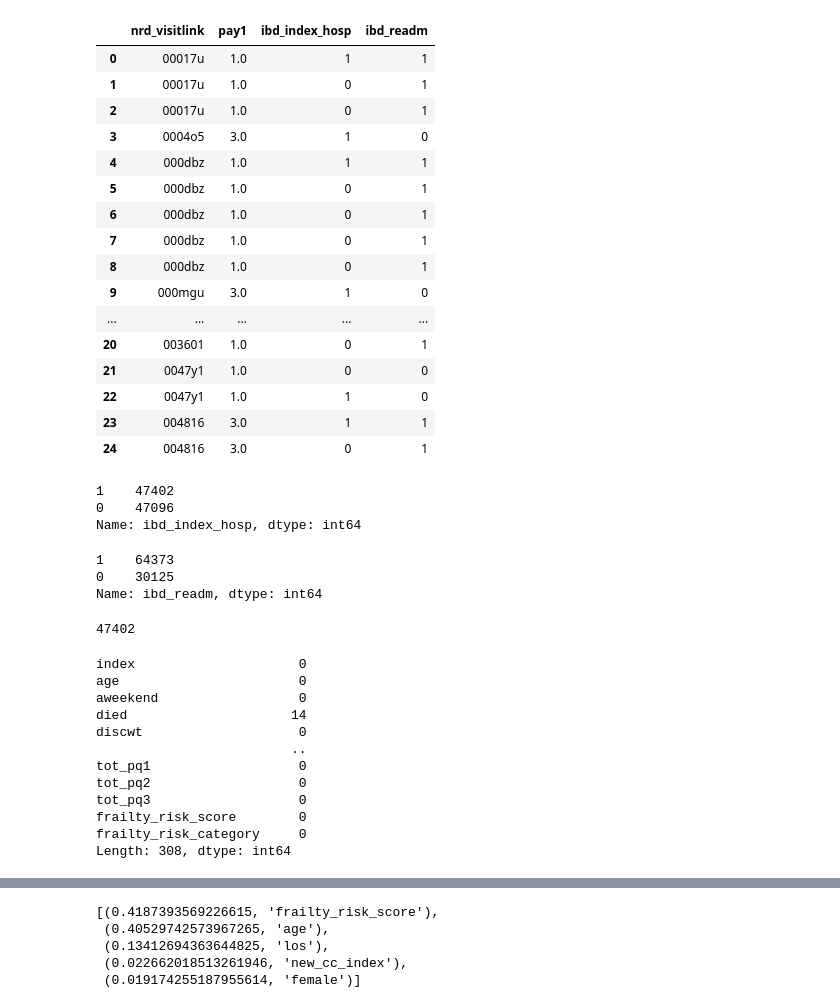
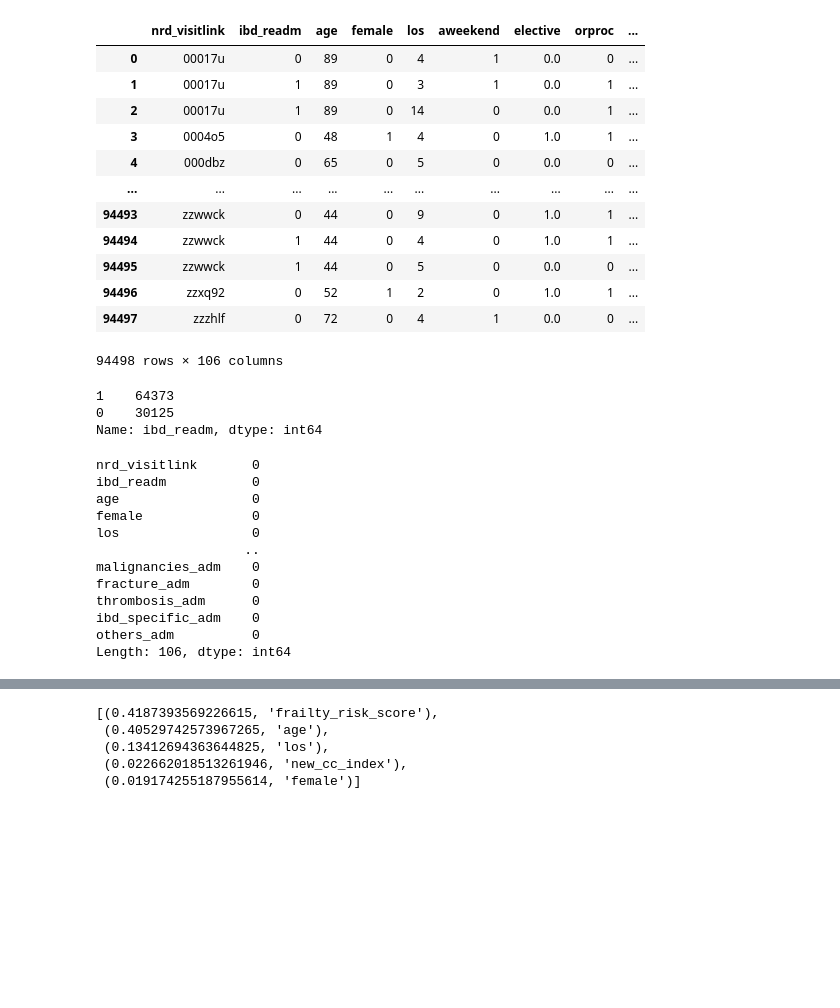
Before and after one commit to jgabunilas/IBD-final-project, a Jupyter notebook: NRD 2013 - machine learning.ipynb, the cells around one changed output, grey strips where cells are left out. Cells and saved outputs as stored; diff of their text form; code cells hidden in the pictures; blank space fills up the shorter version.

```diff
--- a/NRD 2013 - machine learning.ipynb
+++ b/NRD 2013 - machine learning.ipynb
@@ -168,30 +74,0 @@ df_copy[['nrd_visitlink','ibd_index_hosp', 'ibd_readm']].head(25)
-# %%
-df_copy['ibd_readm'] = df_copy['ibd_readm'].fillna(0)
-
-df_copy[['nrd_visitlink', 'pay1', 'ibd_index_hosp', 'ibd_readm']].head(25)
-# %% [output]
-|  | nrd_visitlink | pay1 | ibd_index_hosp | ibd_readm |
-| 0 | 00017u | 1.0 | 1 | 1 |
-| 1 | 00017u | 1.0 | 0 | 1 |
-| 2 | 00017u | 1.0 | 0 | 1 |
-| 3 | 0004o5 | 3.0 | 1 | 0 |
-| 4 | 000dbz | 1.0 | 1 | 1 |
-| 5 | 000dbz | 1.0 | 0 | 1 |
-| 6 | 000dbz | 1.0 | 0 | 1 |
-| 7 | 000dbz | 1.0 | 0 | 1 |
-| 8 | 000dbz | 1.0 | 0 | 1 |
-| 9 | 000mgu | 3.0 | 1 | 0 |
-| ... | ... | ... | ... | ... |
-| 20 | 003601 | 1.0 | 0 | 1 |
-| 21 | 0047y1 | 1.0 | 0 | 0 |
-| 22 | 0047y1 | 1.0 | 1 | 0 |
-| 23 | 004816 | 3.0 | 1 | 1 |
-| 24 | 004816 | 3.0 | 0 | 1 |
-# %%
-# Number of index hospitalizations
-index_hosp_counts = df_copy['ibd_index_hosp'].value_counts()
-index_hosp_counts
-# %% [output]
-1    47402
-0    47096
-Name: ibd_index_hosp, dtype: int64
@@ -198,3 +185,19 @@ Name: ibd_index_hosp, dtype: int64
+# %%
+df_copy
+# %% [output]
+|  | nrd_visitlink | ibd_readm | age | female | los | aweekend | elective | orproc | ... |
+| 0 | 00017u | 0 | 89 | 0 | 4 | 1 | 0.0 | 0 | ... |
+| 1 | 00017u | 1 | 89 | 0 | 3 | 1 | 0.0 | 1 | ... |
+| 2 | 00017u | 1 | 89 | 0 | 14 | 0 | 0.0 | 1 | ... |
+| 3 | 0004o5 | 0 | 48 | 1 | 4 | 0 | 1.0 | 1 | ... |
+| 4 | 000dbz | 0 | 65 | 0 | 5 | 0 | 0.0 | 0 | ... |
+| ... | ... | ... | ... | ... | ... | ... | ... | ... | ... |
+| 94493 | zzwwck | 0 | 44 | 0 | 9 | 0 | 1.0 | 1 | ... |
+| 94494 | zzwwck | 1 | 44 | 0 | 4 | 0 | 1.0 | 1 | ... |
+| 94495 | zzwwck | 1 | 44 | 0 | 5 | 0 | 0.0 | 0 | ... |
+| 94496 | zzxq92 | 0 | 52 | 1 | 2 | 0 | 1.0 | 1 | ... |
+| 94497 | zzzhlf | 0 | 72 | 0 | 4 | 1 | 0.0 | 0 | ... |
+94498 rows × 106 columns
 # %%
 # Number of readmissions within six months
 readm_counts = df_copy['ibd_readm'].value_counts()
@@ -203,27 +206,19 @@ readm_counts
 1    64373
 0    30125
 Name: ibd_readm, dtype: int64
-# %%
-# Filter the data so that only patients with an index hospitalizations are in a DataFrame
-readm_data_df = df_copy.loc[df_copy["ibd_index_hosp"] == 1, :]
-
-# Check to ensure the filter worked correctly
-readm_data_df["ibd_index_hosp"].count()
-# %% [output]
-47402
 # %%
 # Number of rows with null values
-readm_data_df.isna().sum()
+df_copy.isna().sum()
 # %% [output]
-index                     0
-age                       0
-aweekend                  0
-died                     14
-discwt                    0
-                         ..
-tot_pq1                   0
-tot_pq2                   0
-tot_pq3                   0
-frailty_risk_score        0
-frailty_risk_category     0
-Length: 308, dtype: int64
+nrd_visitlink       0
+ibd_readm           0
+age                 0
+female              0
+los                 0
+                   ..
+malignancies_adm    0
+fracture_adm        0
+thrombosis_adm      0
+ibd_specific_adm    0
+others_adm          0
+Length: 106, dtype: int64
```
Also changed, not shown: parts of 21 cells of this notebook, 1 other file.
